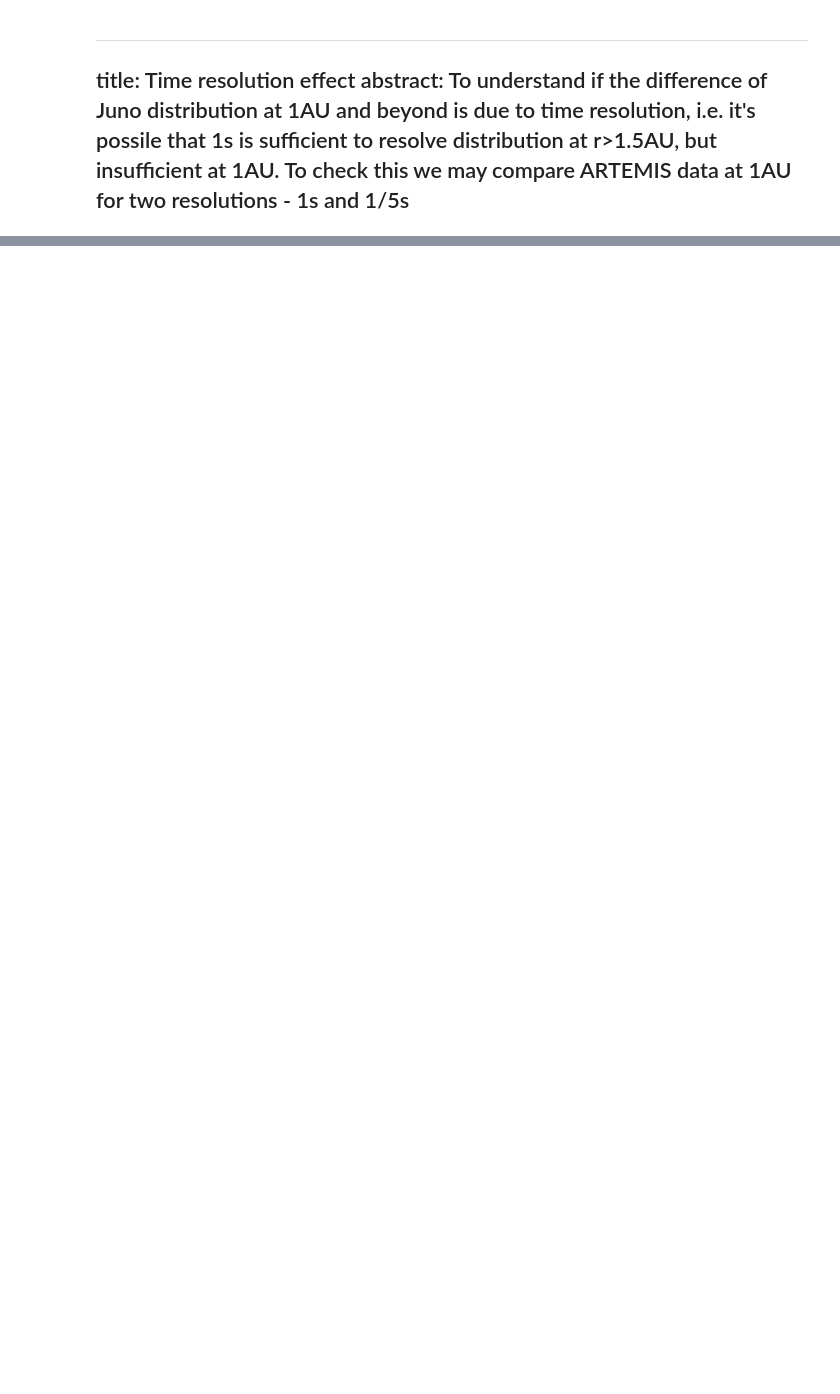
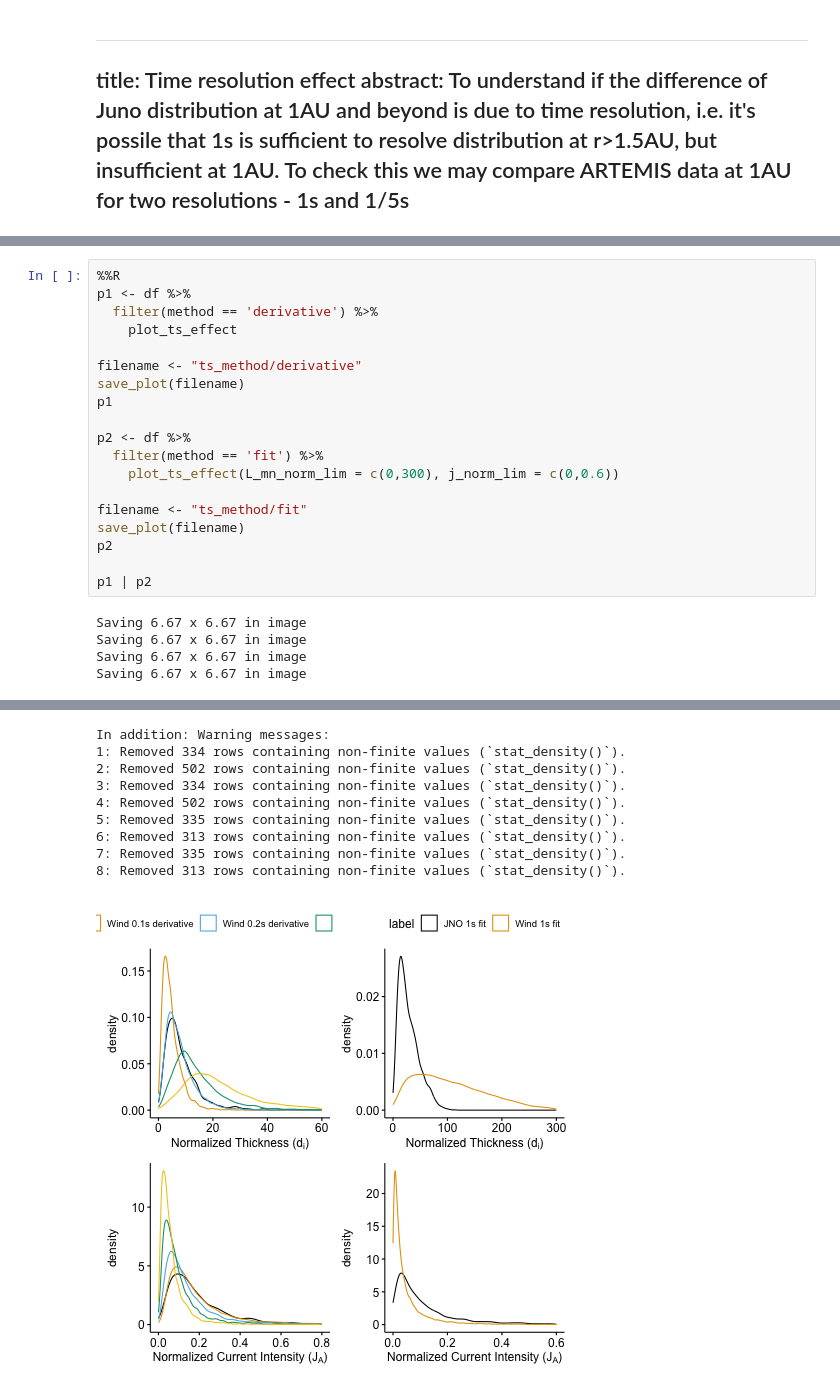
Before and after one commit to Beforerr/ids_spatial_evolution_juno, a Jupyter notebook: notebooks/11_ts.ipynb, the cells around one changed output, grey strips where cells are left out. Drawn from its saved outputs; the diff is of its cells as text; blank space fills up the shorter version.

```diff
--- a/notebooks/11_ts.ipynb
+++ b/notebooks/11_ts.ipynb
@@ -152,0 +196,24 @@ In addition: Warning messages:
+# %%
+%%R
+p1 <- df %>%
+  filter(method == 'derivative') %>%
+    plot_ts_effect
+
+filename <- "ts_method/derivative"
+save_plot(filename)
+p1
+
+p2 <- df %>%
+  filter(method == 'fit') %>%
+    plot_ts_effect(L_mn_norm_lim = c(0,300), j_norm_lim = c(0,0.6))
+
+filename <- "ts_method/fit"
+save_plot(filename)
+p2
+
+p1 | p2
+# %% [output]
+Saving 6.67 x 6.67 in image
+Saving 6.67 x 6.67 in image
+Saving 6.67 x 6.67 in image
+Saving 6.67 x 6.67 in image
@@ -152,0 +230,10 @@ In addition: Warning messages:
+In addition: Warning messages:
+1: Removed 334 rows containing non-finite values (`stat_density()`).
+2: Removed 502 rows containing non-finite values (`stat_density()`).
+3: Removed 334 rows containing non-finite values (`stat_density()`).
+4: Removed 502 rows containing non-finite values (`stat_density()`).
+5: Removed 335 rows containing non-finite values (`stat_density()`).
+6: Removed 313 rows containing non-finite values (`stat_density()`).
+7: Removed 335 rows containing non-finite values (`stat_density()`).
+8: Removed 313 rows containing non-finite values (`stat_density()`).
+[figure, added]
```
Also changed, not shown: parts of 18 cells of this notebook, 36 other files.
